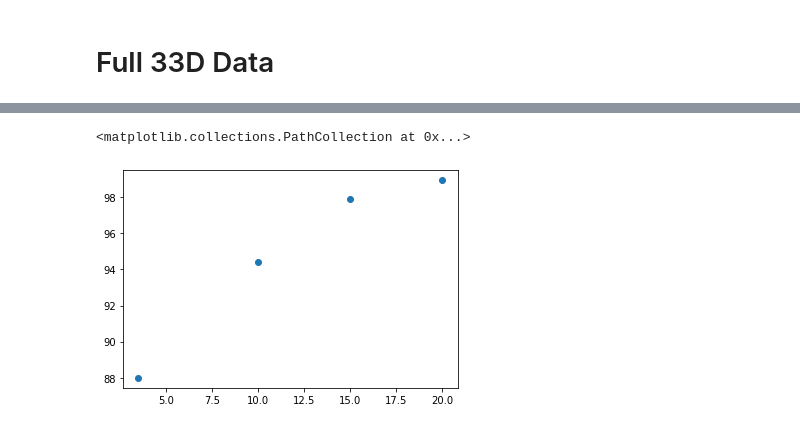
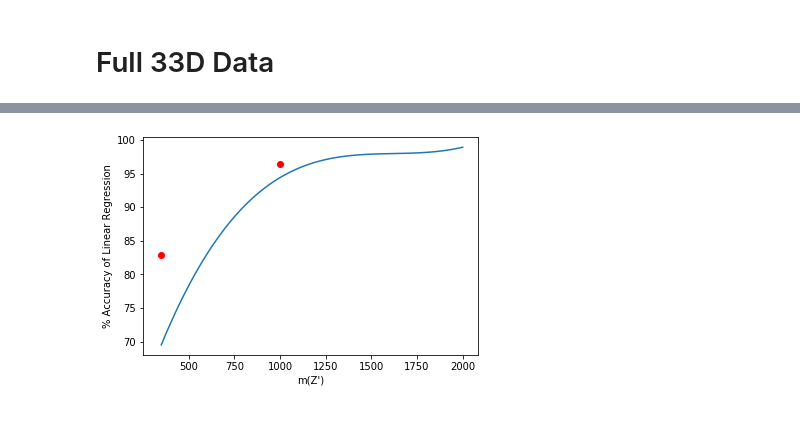
Before and after one commit to sheride/ttbarzp-ml, a Jupyter notebook: notebooks/lin_reg.ipynb, the cells around one changed output, grey strips where cells are left out. Cells and saved outputs as stored; diff of their text form; code cells hidden in the pictures.

```diff
--- a/notebooks/lin_reg.ipynb
+++ b/notebooks/lin_reg.ipynb
@@ -56,13 +19,3 @@ fsig350Gm, fsig1Tm, fsig1p5Tm, fsig2Tm, fbgh, fbg4t, fbgnoh = [data_obj.import_n
-# %%
-amt = int(len(fsig350Gm)/3)
-f350Gm_data = np.concatenate((
-    binary_append(fsig350Gm, True),
-    binary_append(fbgh[:amt], False),
-    binary_append(fbg4t[:amt], False),
-    binary_append(fbgnoh[:amt], False))
-)
-np.random.shuffle(f350Gm_data)
-f350Gm_data_train, f350Gm_data_test = train_test_split(f1Tm_data)
 # %%
 lin_reg_f350Gm = sigbg_model(LinearRegression(), f350Gm_data_train, f350Gm_data_test);
 lin_reg_f350Gm.fit()
@@ -72,13 +25,3 @@ Accuracy: 69.6%
-# %%
-amt = int(len(fsig1Tm)/3)
-f1Tm_data = np.concatenate((
-    binary_append(fsig1Tm, True),
-    binary_append(fbgh[:amt], False),
-    binary_append(fbg4t[:amt], False),
-    binary_append(fbgnoh[:amt], False))
-)
-np.random.shuffle(f1Tm_data)
-f1Tm_data_train, f1Tm_data_test = train_test_split(f1Tm_data)
 # %%
 lin_reg_f1Tm = sigbg_model(LinearRegression(), f1Tm_data_train, f1Tm_data_test);
 lin_reg_f1Tm.fit()
@@ -88,13 +31,3 @@ Accuracy: 94.39%
-# %%
-amt = int(len(fsig1p5Tm)/3)
-f1p5Tm_data = np.concatenate((
-    binary_append(fsig1p5Tm, True),
-    binary_append(fbgh[:amt], False),
-    binary_append(fbg4t[:amt], False),
-    binary_append(fbgnoh[:amt], False))
-)
-np.random.shuffle(f1p5Tm_data)
-f1p5Tm_data_train, f1p5Tm_data_test = train_test_split(f1p5Tm_data)
 # %%
 lin_reg_f1p5Tm = sigbg_model(LinearRegression(), f1p5Tm_data_train, f1p5Tm_data_test);
 lin_reg_f1p5Tm.fit()
@@ -104,13 +37,3 @@ Accuracy: 97.89%
-# %%
-amt = int(len(fsig2Tm)/3)
-f2Tm_data = np.concatenate((
-    binary_append(fsig2Tm, True),
-    binary_append(fbgh[:amt], False),
-    binary_append(fbg4t[:amt], False),
-    binary_append(fbgnoh[:amt], False))
-)
-np.random.shuffle(f2Tm_data)
-f2Tm_data_train, f2Tm_data_test = train_test_split(f2Tm_data)
 # %%
 lin_reg_f2Tm = sigbg_model(LinearRegression(), f2Tm_data_train, f2Tm_data_test);
 lin_reg_f2Tm.fit()
@@ -212,5 +43,6 @@ plt.scatter(masses, accs1)
-# %%
-plt.scatter(masses, accs2)
-# %% [output]
-<matplotlib.collections.PathCollection at 0x...>
-[figure, removed]
+# %%
+accs = [model.accuracy for model in [lin_reg_f350Gm, lin_reg_f1Tm, lin_reg_f1p5Tm, lin_reg_f2Tm]]
+interp1D([350, 1000, 1500, 2000], accs, xlabel="m(Z')", ylabel="% Accuracy of Linear Regression", res=100)
+plt.scatter([350, 1000], [82.83, 96.37], color='red');
+# %% [output]
+[figure, added]
```
Also changed, not shown: parts of 27 cells of this notebook, 2 other files.
